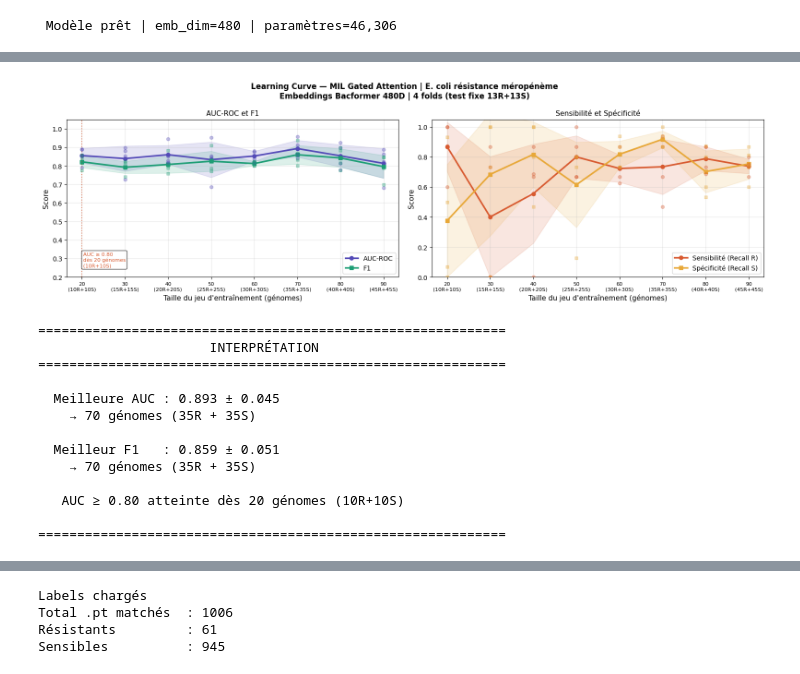
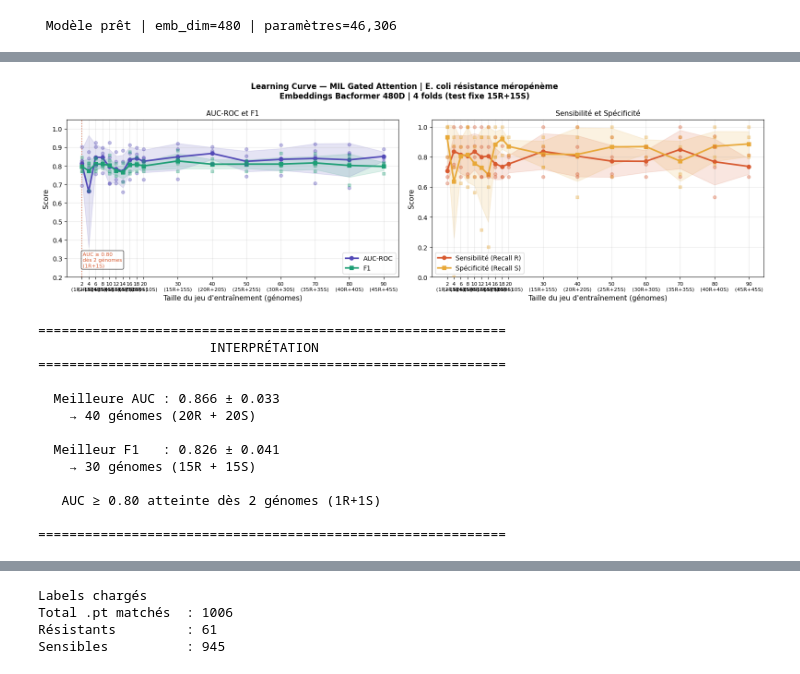
Before and after one commit to labgem/FSL-MIL, a Jupyter notebook: FSL_strategy_incremental_training.ipynb, the cells around one changed output, grey strips where cells are left out. Drawn from its saved outputs; the diff is of its cells as text; code cells hidden in the pictures.

Commit message:
Add more sizes (1–10) and fix susceptible folds

```diff
--- a/FSL_strategy_incremental_training.ipynb
+++ b/FSL_strategy_incremental_training.ipynb
@@ -48,7 +48,7 @@ HIDDEN     = 32
 DROPOUT    = 0.1
 
 # Paliers : nombre de génomes PAR CLASSE (S et R)
-SIZES     = [10, 15, 20, 25, 30, 35, 40, 45] # 50, 55, 60 : à elever parce que ils vont etre identique au plier 45 !
+SIZES     = [1, 2, 3, 4, 5, 6, 7, 8, 9, 10, 15, 20, 25, 30, 35, 40, 45] # 50, 55, 60 : à elever parce que ils vont etre identique au plier 45 !
 #N_REPEATS = 4   # répétitions par palier pour stabiliser les résultats
 
 device = "cuda" if torch.cuda.is_available() else "cpu"
@@ -186,7 +186,7 @@ def find_best_threshold(y_true, y_prob):
     f1s = 2*p*r / (p+r+1e-8)
     return float(thr[np.argmax(f1s)])
 
-def compute_metrics(y_true, y_prob, threshold=0.5):
+def compute_metrics(y_true, y_prob, threshold):
     y_pred = (y_prob >= threshold).astype(int)
     auc = roc_auc_score(y_true, y_prob) if len(np.unique(y_true)) > 1 else None
     return {
@@ -223,13 +223,24 @@ fold_test_R = np.array_split(all_R, N_FOLDS)
         # fold_test_R[2] = Groupe C (15R)
         # fold_test_R[3] = Groupe D (15R)
 
+all_S = susceptible_idx.copy()
+np.random.shuffle(all_S)
+fold_test_S = np.array_split(all_S, N_FOLDS)
+
 print(f"61R divisés en {N_FOLDS} groupes de test fixes :")
 for k, grp in enumerate(fold_test_R):
     print(f"   Groupe {k+1} : {len(grp)}R")
 print()
 
+# ex :
+        # fold_test_s[0] = Groupe A (214S) : test fold 1, jamais dans train fold 1
+        # fold_test_s[1] = Groupe B (214S) : test fold 2, jamais dans train fold 2
+        # fold_test_s[2] = Groupe C (213S) : test fold 3, jamais dans train fold 3
+        # fold_test_s[3] = Groupe D (213S) : test fold 4, jamais dans train fold 4
+
 lc_results  = []
-best_models = {}   # n_per_class → meilleur state_dict (meilleur fold)
+best_models = {}   # n_per_class : meilleur state_dict (meilleur fold)
+all_fold_models = {}
 
 print(f"{'Palier':>14} | {'AUC moy':>8} {'±':>5} | {'F1 moy':>8} {'±':>5} | "
       f"{'AUC f1':>6} {'AUC f2':>6} {'AUC f3':>6} {'AUC f4':>6}")
@@ -252,7 +263,7 @@ for n_per_class in SIZES:
 
         # Test : groupe fixe du fold
         te_R = fold_test_R[fold_idx]
-        te_S = np.random.choice(susceptible_idx, size=len(te_R), replace=False)
+        te_S = fold_test_S[fold_idx][:len(te_R)]   # prend len(te_R) S du groupe fixe
         te_files = [matched[i] for i in np.concatenate([te_R, te_S])]
 
         # Train : R disponibles = tous les R hors test
@@ -262,10 +273,14 @@ for n_per_class in SIZES:
         # pool_R_fold = les R des 3 autres groupes
         # ex : fold 1 → pool = Groupe B+C+D = 40R
 
+        # Pool S — tous les S des 3 autres groupes
+        pool_S_fold = np.concatenate([
+            fold_test_S[k] for k in range(N_FOLDS) if k != fold_idx])
+
         # On pioche n_per_class R parmi le pool disponible
         n_train_R = min(n_per_class, len(pool_R_fold))
         sel_R = np.random.choice(pool_R_fold, size=n_train_R, replace=False)
-        sel_S = np.random.choice(susceptible_idx, size=n_train_R, replace=False)
+        sel_S = np.random.choice(pool_S_fold, size=n_train_R, replace=False)
 
         tr_files  = [matched[i] for i in np.concatenate([sel_R, sel_S])]
         tr_labels = np.array([id_to_y[load_pt(f)[0]] for f in tr_files])
@@ -330,7 +345,7 @@ for n_per_class in SIZES:
         f1_fold  = m["f1"]
 
         # Sensibilité et Spécificité
-        y_pred = (test_prob >= 0.5).astype(int)
+        y_pred = (test_prob >= best_thr).astype(int)
         TP = int(((y_pred == 1) & (test_y == 1)).sum())
         TN = int(((y_pred == 0) & (test_y == 0)).sum())
         FP = int(((y_pred == 1) & (test_y == 0)).sum())
@@ -350,6 +365,13 @@ for n_per_class in SIZES:
         fold_FN.append(FN)
 
         fold_thresholds.append(best_thr)
+
+        if n_per_class not in all_fold_models:
+            all_fold_models[n_per_class] = {}
+        all_fold_models[n_per_class][fold_idx] = {
+            k: v.detach().cpu().clone()
+            for k, v in model.state_dict().items()
+        }
 
         # Garde le meilleur modèle en mémoire
         if auc_fold > best_auc_palier:
@@ -396,6 +418,7 @@ for n_per_class in SIZES:
         f"(best=fold{best_fold} | thr={np.mean(fold_thresholds):.2f})"
     )
 
+
 print("\n Learning Curve terminée !")
 print(f"   Modèles en mémoire : best_models[n] pour n dans {list(best_models.keys())}")
 # %% [output]
@@ -563,7 +585,7 @@ COLOR_SPEC = "#E8A838"
 fig, axes = plt.subplots(1, 2, figsize=(16, 5))
 fig.suptitle(
     "Learning Curve — MIL Gated Attention | E. coli résistance méropénème\n"
-    "Embeddings Bacformer 480D | 4 folds (test fixe 13R+13S)",
+    "Embeddings Bacformer 480D | 4 folds (test fixe 15R+15S)",
     fontsize=12, fontweight="bold"
 )
 
@@ -623,34 +645,34 @@ ax.fill_between(sizes_plot,
                 alpha=0.15, color=COLOR_SENS)
 
 ax.plot(sizes_plot, spec_means, marker="s", linewidth=2.5,
         color=COLOR_SPEC, label="Spécificité (Recall S)")
 ax.fill_between(sizes_plot,
                 np.array(spec_means) - np.array(spec_stds),
                 np.array(spec_means) + np.array(spec_stds),
                 alpha=0.15, color=COLOR_SPEC)
 
 # Points individuels
 for r in lc_results:
     ax.scatter([r["n_total"]] * len(r["fold_sens"]), r["fold_sens"],
                color=COLOR_SENS, alpha=0.35, s=25, zorder=5)
     ax.scatter([r["n_total"]] * len(r["fold_spec"]), r["fold_spec"],
                color=COLOR_SPEC, alpha=0.35, s=25, zorder=5, marker="s")
 
 ax.set_xlabel("Taille du jeu d'entraînement (génomes)", fontsize=11)
 ax.set_ylabel("Score", fontsize=11)
 ax.set_title("Sensibilité et Spécificité", fontsize=11)
 ax.set_ylim(0.0, 1.05)
 ax.set_xticks(sizes_plot)
 ax.set_xticklabels([f"{s}\n({s//2}R+{s//2}S)" for s in sizes_plot], fontsize=8)
 ax.legend(fontsize=10)
 ax.grid(True, alpha=0.3)
 
 plt.tight_layout()
 plt.savefig("learning_curve_MIL.png", dpi=150, bbox_inches="tight")
 plt.show()
 #print(" Figure sauvegardée → learning_curve_MIL.png")
 # %% [output]
-[figure, old version]
+[figure, new version]
 # %%
 print("=" * 60)
 print("                      INTERPRÉTATION")
@@ -684,12 +706,12 @@ print("\n" + "=" * 60)
                       INTERPRÉTATION
 ============================================================
 
-  Meilleure AUC : 0.893 ± 0.045
-    → 70 génomes (35R + 35S)
+  Meilleure AUC : 0.866 ± 0.033
+    → 40 génomes (20R + 20S)
 
-  Meilleur F1   : 0.859 ± 0.051
-    → 70 génomes (35R + 35S)
+  Meilleur F1   : 0.826 ± 0.041
+    → 30 génomes (15R + 15S)
 
-   AUC ≥ 0.80 atteinte dès 20 génomes (10R+10S)
+   AUC ≥ 0.80 atteinte dès 2 génomes (1R+1S)
 
 ============================================================
```
Also changed, not shown: parts of 8 cells of this notebook.
